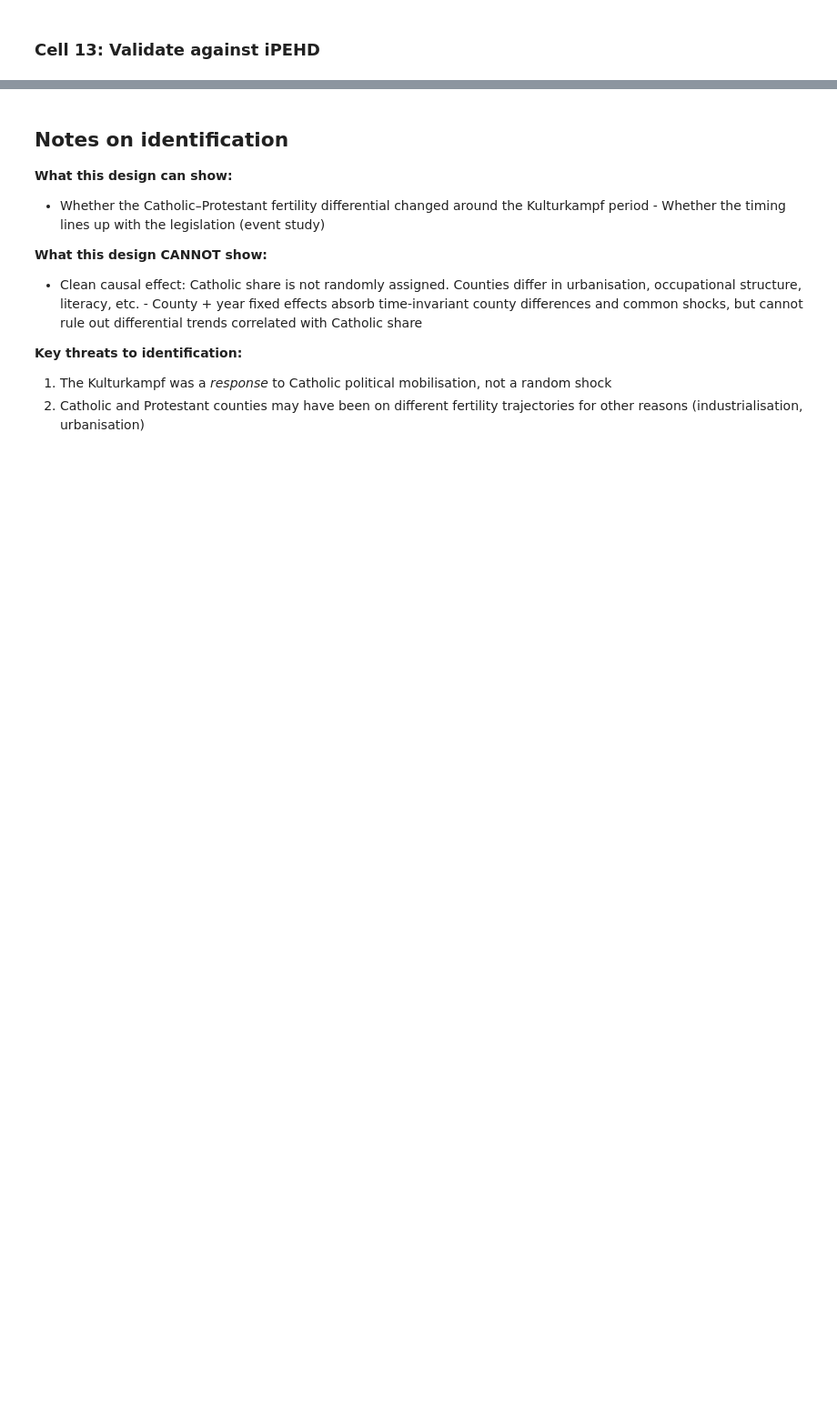
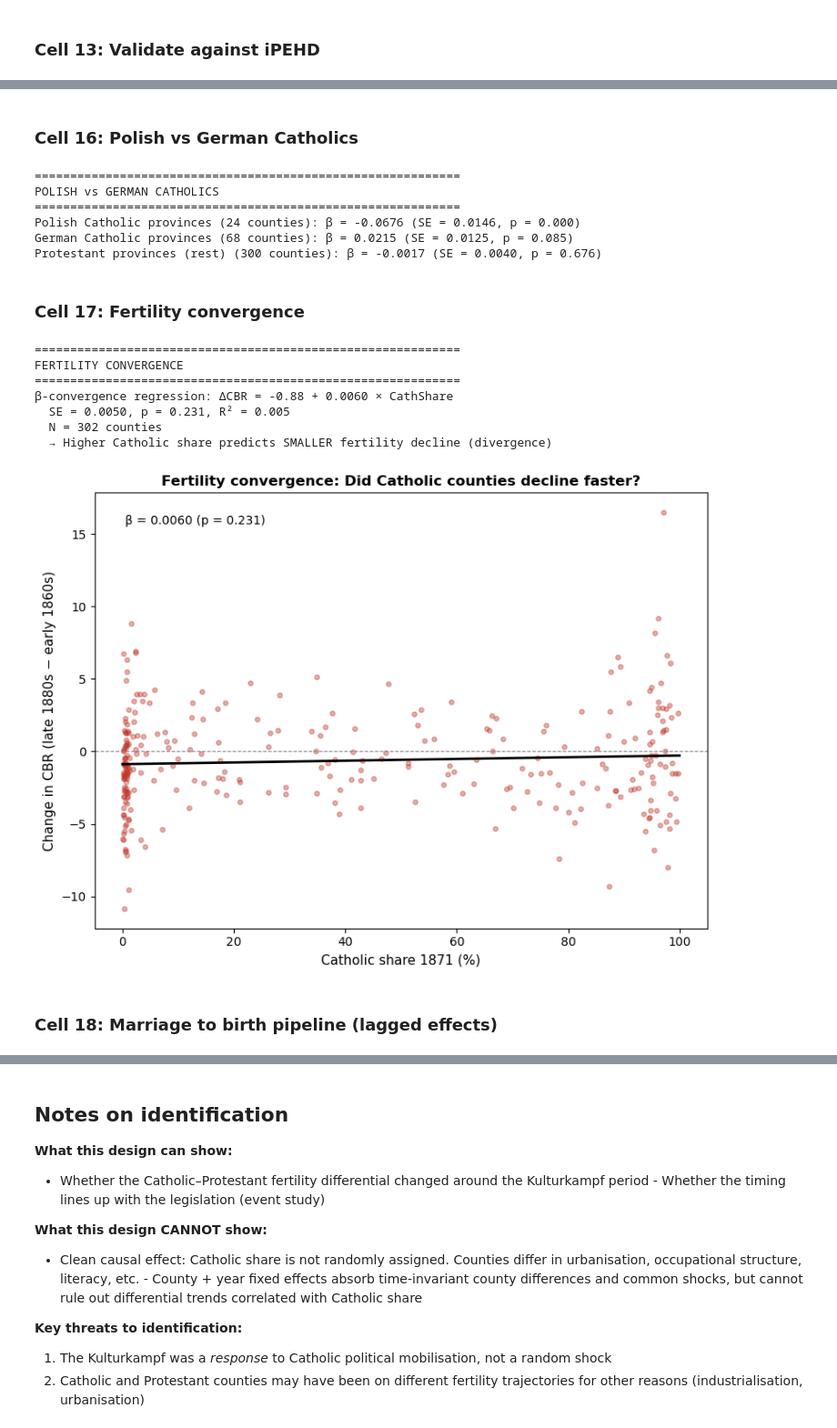
Before and after one commit to AntonEbsen/Demography, a Jupyter notebook: exam_project2/notebooks/exam_project.ipynb, the cells around one changed output, grey strips where cells are left out. Shown at 91% size. Drawn from its saved outputs; the diff is of its cells as text; code cells hidden in the pictures; blank space fills up the shorter version.

```diff
--- a/exam_project2/notebooks/exam_project.ipynb
+++ b/exam_project2/notebooks/exam_project.ipynb
@@ -236,0 +406,34 @@ print("sample definitions and Stadt/Land handling).")
+# %% [markdown]
+### Cell 16: Polish vs German Catholics
+# %%
+print("=" * 60)
+print("POLISH vs GERMAN CATHOLICS")
+print("=" * 60)
+pol_results = polish_vs_german_catholics(panel, outcome="cbr")
+# %% [output]
+============================================================
+POLISH vs GERMAN CATHOLICS
+============================================================
+Polish Catholic provinces (24 counties): β = -0.0676 (SE = 0.0146, p = 0.000)
+German Catholic provinces (68 counties): β = 0.0215 (SE = 0.0125, p = 0.085)
+Protestant provinces (rest) (300 counties): β = -0.0017 (SE = 0.0040, p = 0.676)
+# %% [markdown]
+### Cell 17: Fertility convergence
+# %%
+print("=" * 60)
+print("FERTILITY CONVERGENCE")
+print("=" * 60)
+fig_conv, conv_data = fertility_convergence(panel)
+fig_conv.savefig(OUTPUTS / "fig7_convergence.png", dpi=300, bbox_inches="tight")
+plt.show()
+# %% [output]
+============================================================
+FERTILITY CONVERGENCE
+============================================================
+β-convergence regression: ΔCBR = -0.88 + 0.0060 × CathShare
+  SE = 0.0050, p = 0.231, R² = 0.005
+  N = 302 counties
+  → Higher Catholic share predicts SMALLER fertility decline (divergence)
+[figure, added]
+# %% [markdown]
+### Cell 18: Marriage to birth pipeline (lagged effects)
```
Also changed, not shown: parts of 29 cells of this notebook, 5 other files.
